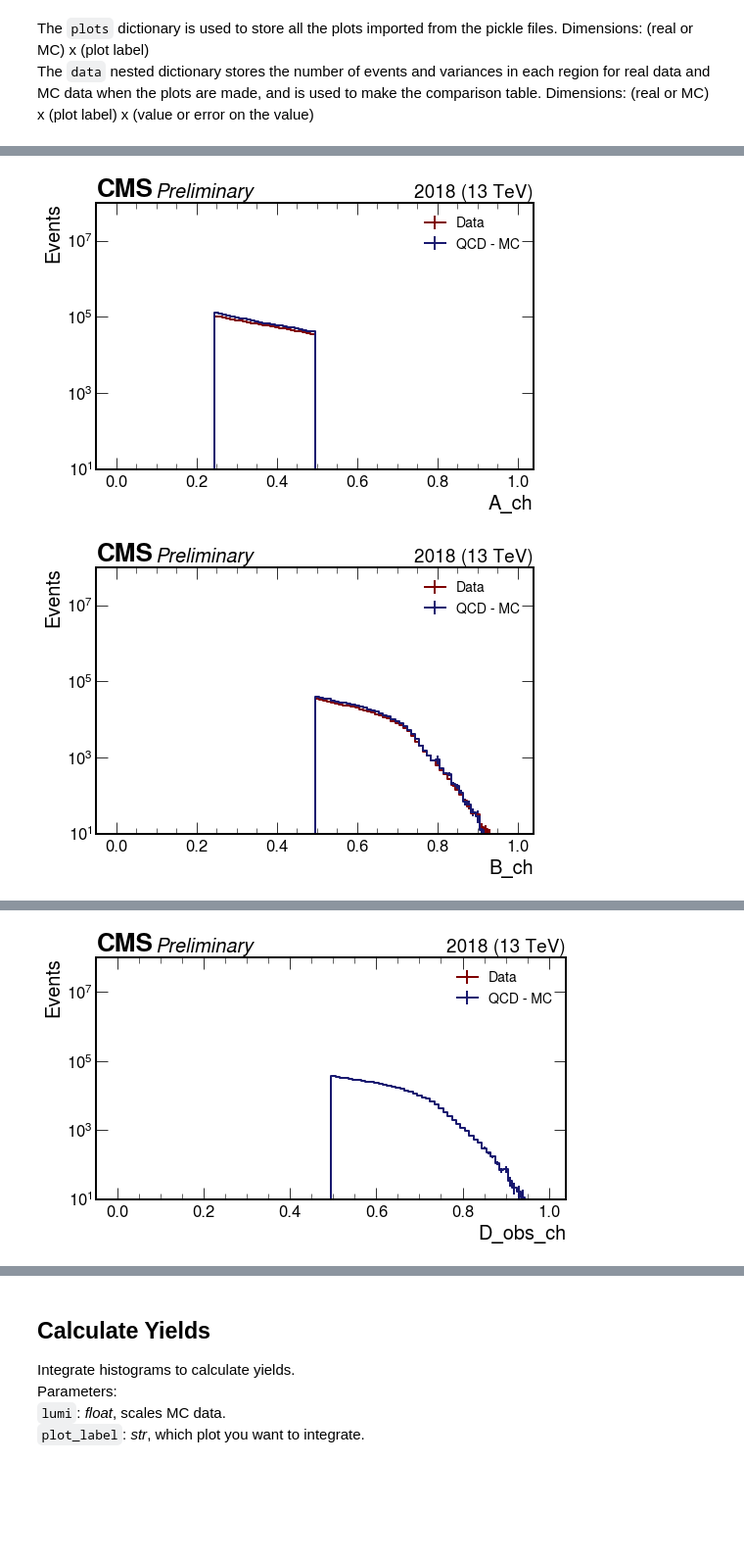
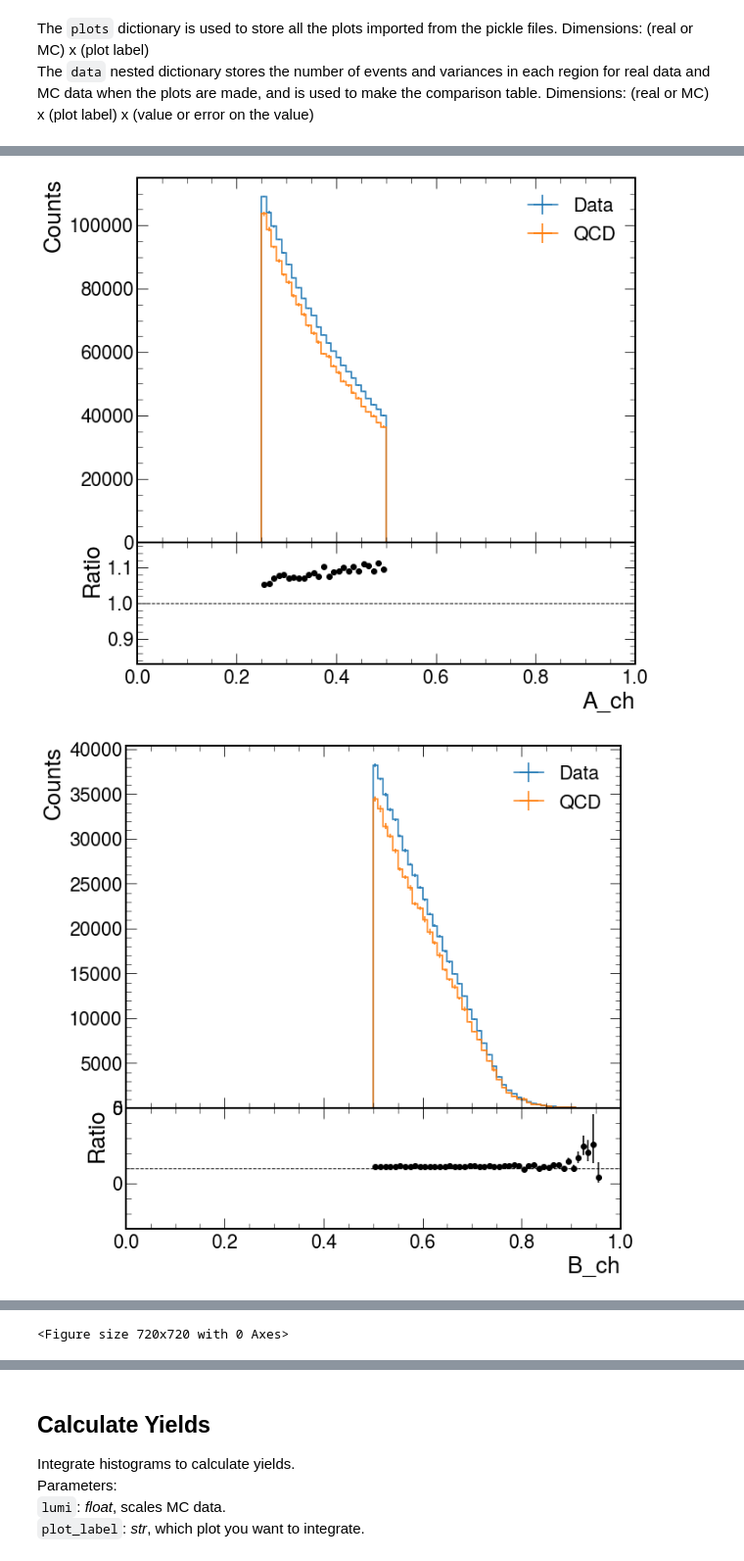
Before and after one commit to SUEPPhysics/SUEPCoffea_dask, a Jupyter notebook: plotting/plot.ipynb, the cells around one changed output, grey strips where cells are left out. Shown at 98% size. Drawn from its saved outputs; the diff is of its cells as text; code cells hidden in the pictures; blank space fills up the shorter version.

Commit message:
plotting notebook changed to use mplhep more consistently. Added automatic plotting. Overall cleanup

```diff
--- a/plotting/plot.ipynb
+++ b/plotting/plot.ipynb
@@ -291,0 +374,15 @@ print(keys)
+# %%
+plot_label = '2D_SUEP_spher_ntracks_ch'
+samples = ['QCD_MC', 'data',
+            'SUEP-m125-generic', 'SUEP-m400-generic', 'SUEP-m750-generic', 'SUEP-m1000-generic']
+for sample in samples:
+
+    if plots[sample][plot_label].sum().value == 0:
+        print("Histogram empty for sample", sample)
+        continue
+
+    hep.hist2dplot(plots[sample][plot_label],
+               norm=matplotlib.colors.LogNorm(),
+               label=sample)
+    plt.savefig(output_label + plot_label+ "_"+sample+file_ext)
+    plt.show()
@@ -299,39 +402,21 @@ Parameters:<br>
 # %%
-### Make ABCD plots and table based on selection (e.g. 'ch', 'mult')
 selection = 'ch'
-save = False
-lumi = 61000
+plot_labels = ['A','B','C','D_exp']
 
-for plot_label in ['A','B','C','D_exp', 'D_obs']:
+for plot_label in plot_labels:
 
     plot_label += '_'+selection
 
-    # define figure, axis on which to plot QCD and SUEP
-    fig, ax = plt.subplots(figsize=(8,5))
-    hep.cms.label("Preliminary", data=True, year=2018)
-
     # QCD hist for ABCD region
     hdata = plots['data'][plot_label]
-    hQCD_MC = plots['QCD_MC'][plot_label] * lumi
+    hQCD_MC = plots['QCD_MC'][plot_label]
 
-    # plot QCD, sum values and errs
-    plot1d(hdata, ax, 'Data', color='maroon', lw=2)
-    plot1d(hQCD_MC, ax, 'QCD - MC', color='midnightblue', lw=2)
+    _ = hdata.plot_ratio(hQCD_MC,
+                     rp_num_label='Data',
+                     rp_denom_label='QCD')
 
-    # fill these up for the table
-    stats['data'][plot_label]["value"] = np.sum(hdata.values())
-    stats['data'][plot_label]["err"] = np.sum(np.sqrt(hdata.variances()))
-    stats['QCD_MC'][plot_label]["value"] = np.sum(hQCD_MC.values())
-    stats['QCD_MC'][plot_label]["err"] = np.sum(np.sqrt(hQCD_MC.variances()))
-
-    ax.set_ylim(1e1,1e8)
-    ax.set_yscale('log')
-    ax.legend(loc='best', fontsize=14, framealpha=1, facecolor='white', shadow=True)
-
-    if save: fig.savefig(output_label + "_" + plot_label + file_ext, bbox_inches='tight')
-
-fig.tight_layout()
-fig.show()
+    plt.show()
+    plt.savefig(output_label + plot_label + file_ext, bbox_inches='tight')
 # %% [output]
-[figure, old version]
+[figure, new version]
-[figure, old version]
+[figure, new version]
@@ -340,2 +425,2 @@ fig.show()
-[figure, removed]
+<Figure size 720x720 with 0 Axes>
 # %% [markdown]
```
Also changed, not shown: parts of 28 cells of this notebook.
